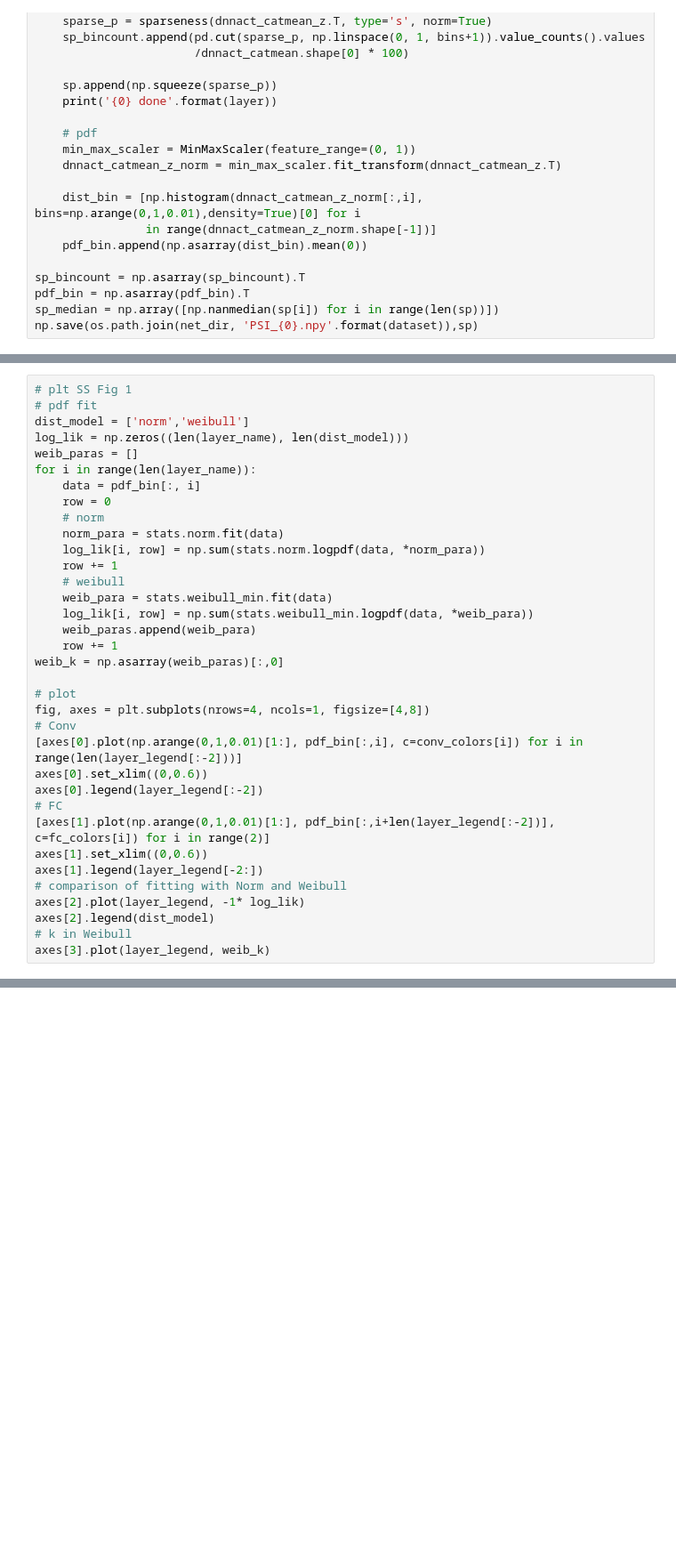
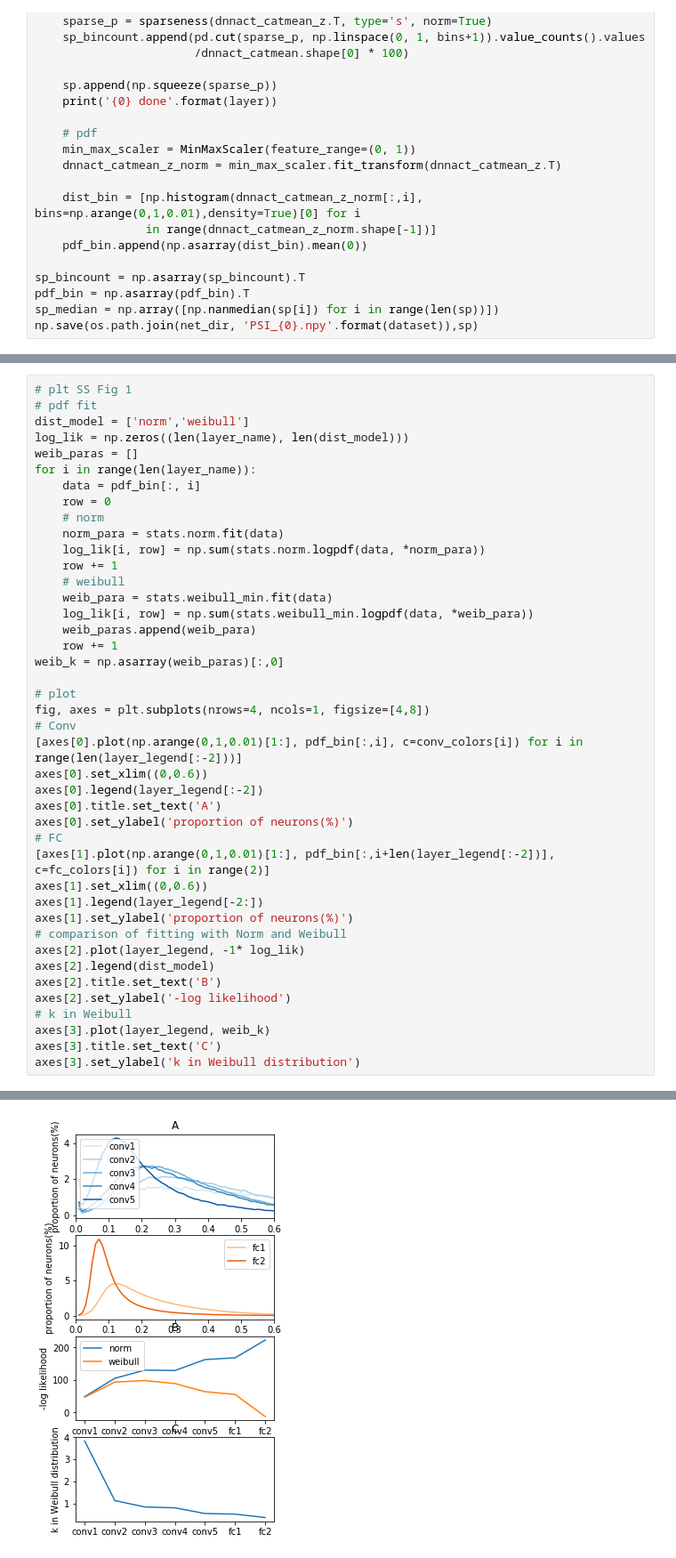
Before and after one commit to xingyu-liu/coding_sparseness, a Jupyter notebook: 02_PSI_intact_model.ipynb, the cells around one changed output, grey strips where cells are left out. Shown at 89% size. Drawn from its saved outputs; the diff is of its cells as text; blank space fills up the shorter version.

```diff
--- a/02_PSI_intact_model.ipynb
+++ b/02_PSI_intact_model.ipynb
@@ -123,12 +139,20 @@ fig, axes = plt.subplots(nrows=4, ncols=1, figsize=[4,8])
 [axes[0].plot(np.arange(0,1,0.01)[1:], pdf_bin[:,i], c=conv_colors[i]) for i in range(len(layer_legend[:-2]))]
 axes[0].set_xlim((0,0.6))
 axes[0].legend(layer_legend[:-2])
+axes[0].title.set_text('A')
+axes[0].set_ylabel('proportion of neurons(%)')
 # FC
 [axes[1].plot(np.arange(0,1,0.01)[1:], pdf_bin[:,i+len(layer_legend[:-2])], c=fc_colors[i]) for i in range(2)]
 axes[1].set_xlim((0,0.6))
 axes[1].legend(layer_legend[-2:])
+axes[1].set_ylabel('proportion of neurons(%)')
 # comparison of fitting with Norm and Weibull
 axes[2].plot(layer_legend, -1* log_lik)
 axes[2].legend(dist_model)
+axes[2].title.set_text('B')
+axes[2].set_ylabel('-log likelihood')
 # k in Weibull
 axes[3].plot(layer_legend, weib_k)
+axes[3].title.set_text('C')
+axes[3].set_ylabel('k in Weibull distribution')
+# %% [output]
@@ -134,0 +160 @@ axes[3].plot(layer_legend, weib_k)
+[figure, added]
```
Also changed, not shown: parts of 7 cells of this notebook, 3 other files.
